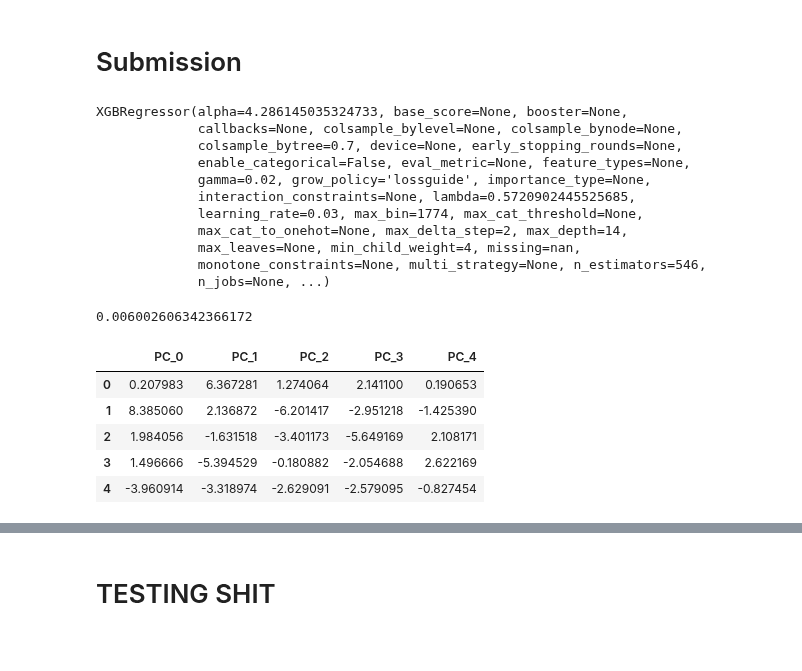
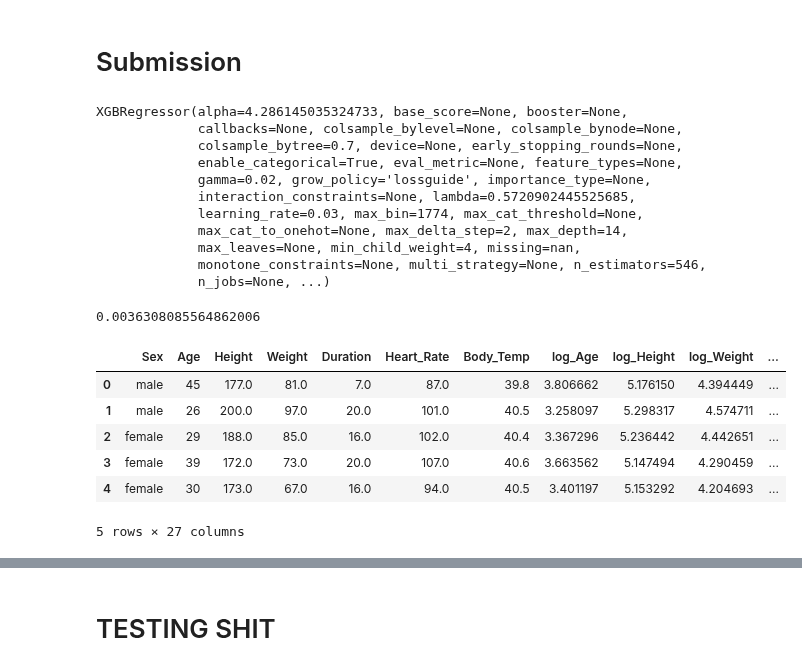
Before and after one commit to Richardhhhg/Kaggle, a Jupyter notebook: calories-xgb.ipynb, the cells around one changed output, grey strips where cells are left out. Saved outputs shown, nothing was run; the diff lists cells and outputs as text; code cells hidden in the pictures.

```diff
--- a/calories-xgb.ipynb
+++ b/calories-xgb.ipynb
@@ -69,6 +107,18 @@ def make_interactions(df, test = False, log = False):
 
     return df_temp, num_only_int, cat_num_int
 
+def make_other_ints(df):
+    df_temp = df.copy()
+    df_temp["HeartLoad"] = df_temp["Heart_Rate"] * df_temp["Duration"]
+    df_temp["TempHeartInteraction"] = df_temp["Body_Temp"] * df_temp["Heart_Rate"]
+    df_temp["BMI_Duration"] = df_temp["BMI"] * df_temp["Duration"]
+    df_temp["Weight_per_Height"] = df_temp["Weight"] / df_temp["Height"]
+    df_temp["HeartRate_per_Age"] = df_temp["Heart_Rate"] / df_temp["Age"]
+    df_temp['Intensity'] = df_temp['Heart_Rate'] / df_temp['Duration']
+    df_temp['log_Duration'] = np.log1p(df_temp['Duration'])
+    df_temp['log_Intensity'] = np.log1p(df_temp['Intensity'])
+    return df_temp
+
 def make_features(df, test=False, make_log=True, make_int=True, use_pca=None):
     df_temp = df.copy()
 
@@ -79,42 +129,35 @@ def make_features(df, test=False, make_log=True, make_int=True, use_pca=None):
         df_temp = make_log_features(df_temp)
 
     # dummy encoding
-    df_temp = pd.get_dummies(df_temp, columns=['Sex'])
+    # df_temp = pd.get_dummies(df_temp, columns=['Sex'])
+    df_temp['Sex'] = df_temp['Sex'].astype("category")
 
     # new features, to be culled off in feature selection
     df_temp['BMI'] = df_temp['Weight'] / (df_temp['Height']/100)**2
 
+    df_temp["WeightType"] = df_temp["BMI"].apply(bmi_to_weighttype).astype("category")
+    df_temp["AgeGroup"] = df_temp["Age"].apply(age_to_group).astype("category")
+
+    df_temp = make_other_ints(df_temp)
+    df_temp = make_pairs(df_temp)
     # make all interactions and stuff
     if make_int == True:
         df_temp, _, _ = make_interactions(df_temp)
 
-    # apply KPCA for dimensionality reduction
-    # if use_pca == 'kpca':
-    #     kpca = KernelPCA(
-    #         n_components = None,
-    #         kernel = 'rbf',
-    #         gamma = 10,
-    #         alpha = 0.1
-    #     )
-    # elif use_pca == 'pca':
-    #     pca = PCA()
-
-
-
     return df_temp
 
 # for predicting log of outcome rather than just outcome
-def make_features_log(df):
+def make_features_log(df, make_int=True):
     df_temp = df.copy()
 
-    df_temp = make_features(df_temp)
+    df_temp = make_features(df_temp, make_int = make_int)
 
     df_temp['log_calories'] = np.log1p(df_temp['Calories'])
 
     return df_temp
 
-df_train1 = make_features(df_train)
-df_train2 = make_features_log(df_train)
+df_train1 = make_features(df_train, make_int = False)
+df_train2 = make_features_log(df_train, make_int = False)
 # %% [markdown]
 # Model
 # %% [markdown]
@@ -347,13 +303,13 @@ best_params = {'learning_rate': 0.03, 'max_depth': 14, 'subsample': 1.0, 'colsam
 # %% [markdown]
 # Submission
 # %%
-best_model = xgb.XGBRegressor(**best_params)
-best_model.fit(X_train3, y_train2)
+best_model = xgb.XGBRegressor(**best_params, enable_categorical=True)
+best_model.fit(X_train1, y_train2)
 # %% [output]
 XGBRegressor(alpha=4.286145035324733, base_score=None, booster=None,
              callbacks=None, colsample_bylevel=None, colsample_bynode=None,
              colsample_bytree=0.7, device=None, early_stopping_rounds=None,
-             enable_categorical=False, eval_metric=None, feature_types=None,
+             enable_categorical=True, eval_metric=None, feature_types=None,
              gamma=0.02, grow_policy='lossguide', importance_type=None,
              interaction_constraints=None, lambda=0.5720902445525685,
              learning_rate=0.03, max_bin=1774, max_cat_threshold=None,
@@ -362,9 +318,9 @@ XGBRegressor(alpha=4.286145035324733, base_score=None, booster=None,
              monotone_constraints=None, multi_strategy=None, n_estimators=546,
              n_jobs=None, ...)
 # %%
-y_val_pred = best_model.predict(X_val3)
+y_val_pred = best_model.predict(X_val2)
 y_val_pred = np.expm1(y_val_pred)
 score = mean_squared_log_error(y_val_pred, y_val)
 print(score)
 # %% [output]
-0.006002606342366172
+0.0036308085564862006
@@ -373,18 +327,15 @@ print(score)
-# %%
-df_test1 = make_features(df_test, test=True)
-df_test1 = scaler.transform(df_test1)
-
-df_test_vectors = pca.transform(df_test1)
-df_test1 = pd.DataFrame(df_test_vectors, columns=[f'PC_{i}' for i in range(df_test_vectors.shape[1])])
-
-df_test1.head()
-# %% [output]
-|  | PC_0 | PC_1 | PC_2 | PC_3 | PC_4 |
-| 0 | 0.207983 | 6.367281 | 1.274064 | 2.141100 | 0.190653 |
-| 1 | 8.385060 | 2.136872 | -6.201417 | -2.951218 | -1.425390 |
-| 2 | 1.984056 | -1.631518 | -3.401173 | -5.649169 | 2.108171 |
-| 3 | 1.496666 | -5.394529 | -0.180882 | -2.054688 | 2.622169 |
-| 4 | -3.960914 | -3.318974 | -2.629091 | -2.579095 | -0.827454 |
+# %%
+df_test1 = make_features(df_test, test=True, make_int=False)
+
+df_test1.head()
+# %% [output]
+|  | Sex | Age | Height | Weight | Duration | Heart_Rate | Body_Temp | log_Age | log_Height | log_Weight | ... |
+| 0 | male | 45 | 177.0 | 81.0 | 7.0 | 87.0 | 39.8 | 3.806662 | 5.176150 | 4.394449 | ... |
+| 1 | male | 26 | 200.0 | 97.0 | 20.0 | 101.0 | 40.5 | 3.258097 | 5.298317 | 4.574711 | ... |
+| 2 | female | 29 | 188.0 | 85.0 | 16.0 | 102.0 | 40.4 | 3.367296 | 5.236442 | 4.442651 | ... |
+| 3 | female | 39 | 172.0 | 73.0 | 20.0 | 107.0 | 40.6 | 3.663562 | 5.147494 | 4.290459 | ... |
+| 4 | female | 30 | 173.0 | 67.0 | 16.0 | 94.0 | 40.5 | 3.401197 | 5.153292 | 4.204693 | ... |
+5 rows × 27 columns
 # %%
 y_test_pred = best_model.predict(df_test1)
 y_test_pred = np.expm1(y_test_pred)
```
Also changed, not shown: parts of 13 cells of this notebook.
